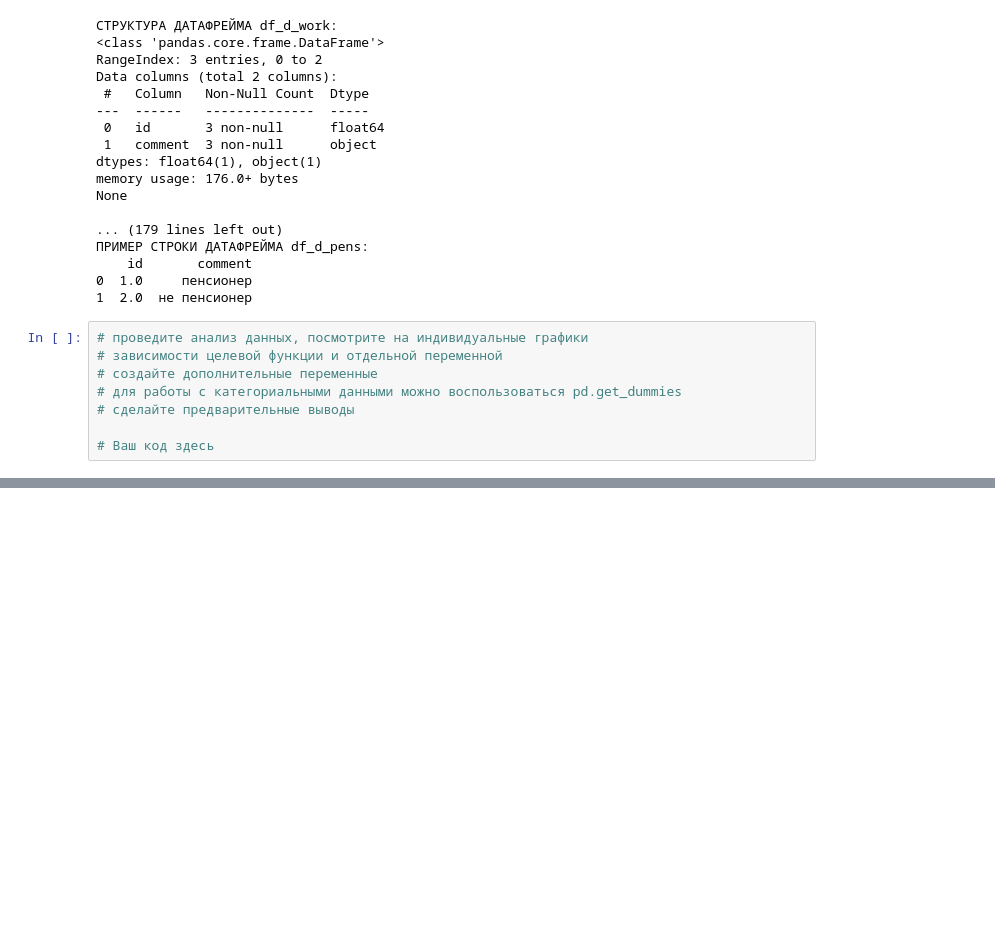
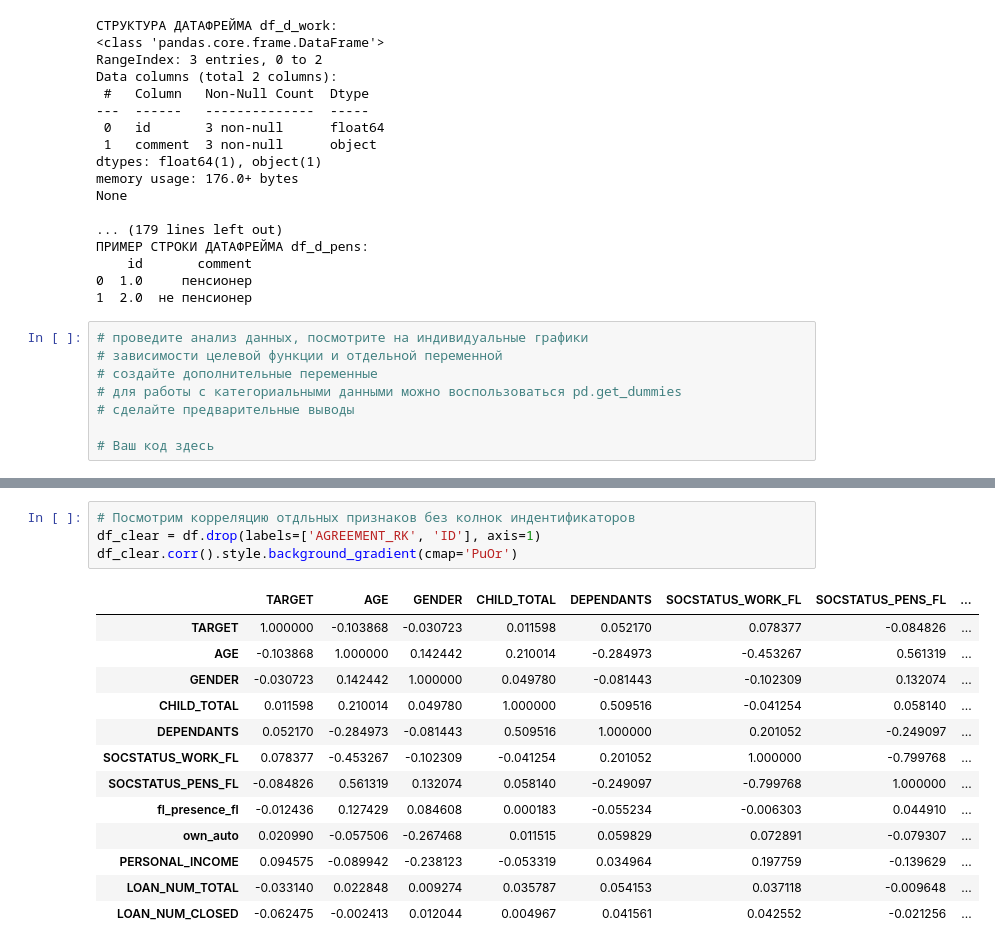
Before and after one commit to ArgentovS/MachineLeaning, a Jupyter notebook: module_6/homework.ipynb, the cells around one changed output, grey strips where cells are left out. Saved outputs shown, nothing was run; the diff lists cells and outputs as text; blank space fills up the shorter version.

```diff
--- a/module_6/homework.ipynb
+++ b/module_6/homework.ipynb
@@ -249,0 +306,18 @@ None
+# %%
+# Посмотрим корреляцию отдльных признаков без колнок индентификаторов
+df_clear = df.drop(labels=['AGREEMENT_RK', 'ID'], axis=1)
+df_clear.corr().style.background_gradient(cmap='PuOr')
+# %% [output]
+|  | TARGET | AGE | GENDER | CHILD_TOTAL | DEPENDANTS | SOCSTATUS_WORK_FL | SOCSTATUS_PENS_FL | ... |
+| TARGET | 1.000000 | -0.103868 | -0.030723 | 0.011598 | 0.052170 | 0.078377 | -0.084826 | ... |
+| AGE | -0.103868 | 1.000000 | 0.142442 | 0.210014 | -0.284973 | -0.453267 | 0.561319 | ... |
+| GENDER | -0.030723 | 0.142442 | 1.000000 | 0.049780 | -0.081443 | -0.102309 | 0.132074 | ... |
+| CHILD_TOTAL | 0.011598 | 0.210014 | 0.049780 | 1.000000 | 0.509516 | -0.041254 | 0.058140 | ... |
+| DEPENDANTS | 0.052170 | -0.284973 | -0.081443 | 0.509516 | 1.000000 | 0.201052 | -0.249097 | ... |
+| SOCSTATUS_WORK_FL | 0.078377 | -0.453267 | -0.102309 | -0.041254 | 0.201052 | 1.000000 | -0.799768 | ... |
+| SOCSTATUS_PENS_FL | -0.084826 | 0.561319 | 0.132074 | 0.058140 | -0.249097 | -0.799768 | 1.000000 | ... |
+| fl_presence_fl | -0.012436 | 0.127429 | 0.084608 | 0.000183 | -0.055234 | -0.006303 | 0.044910 | ... |
+| own_auto | 0.020990 | -0.057506 | -0.267468 | 0.011515 | 0.059829 | 0.072891 | -0.079307 | ... |
+| PERSONAL_INCOME | 0.094575 | -0.089942 | -0.238123 | -0.053319 | 0.034964 | 0.197759 | -0.139629 | ... |
+| LOAN_NUM_TOTAL | -0.033140 | 0.022848 | 0.009274 | 0.035787 | 0.054153 | 0.037118 | -0.009648 | ... |
+| LOAN_NUM_CLOSED | -0.062475 | -0.002413 | 0.012044 | 0.004967 | 0.041561 | 0.042552 | -0.021256 | ... |
```
Also changed, not shown: parts of 26 cells of this notebook, 2 other files.
